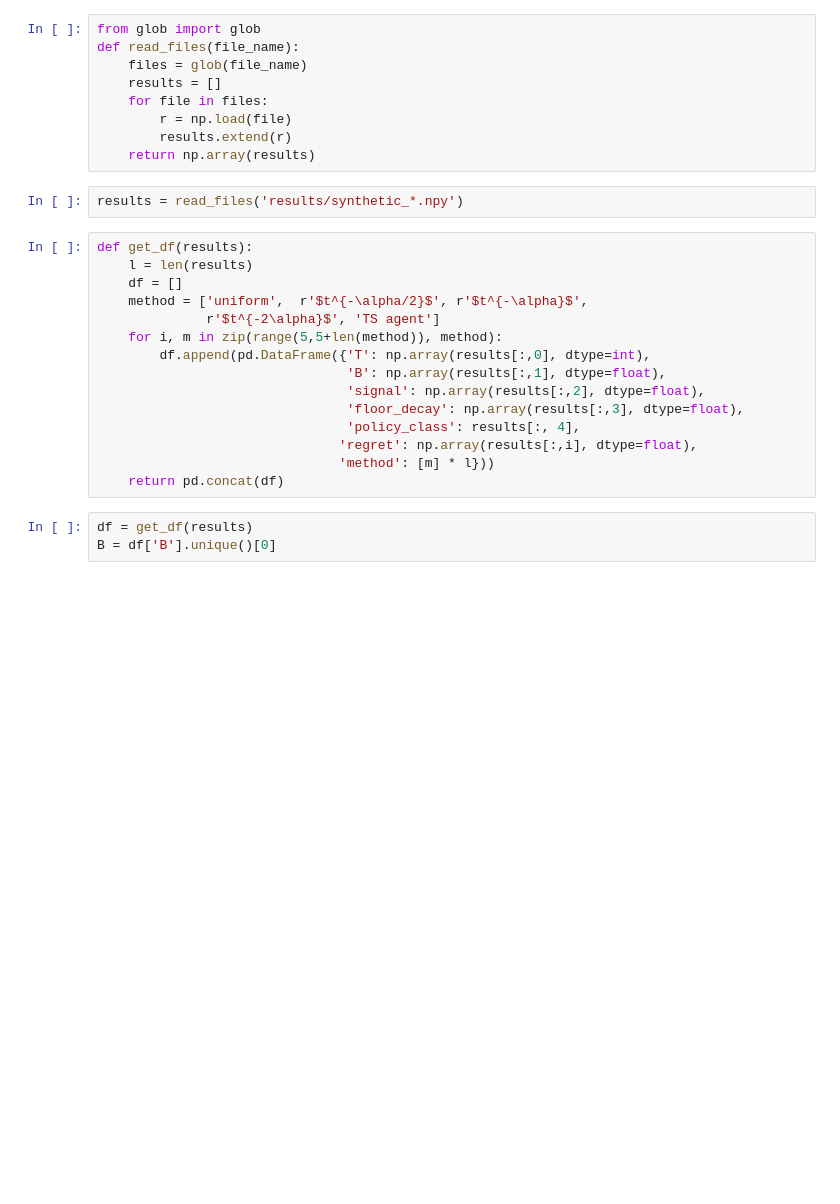
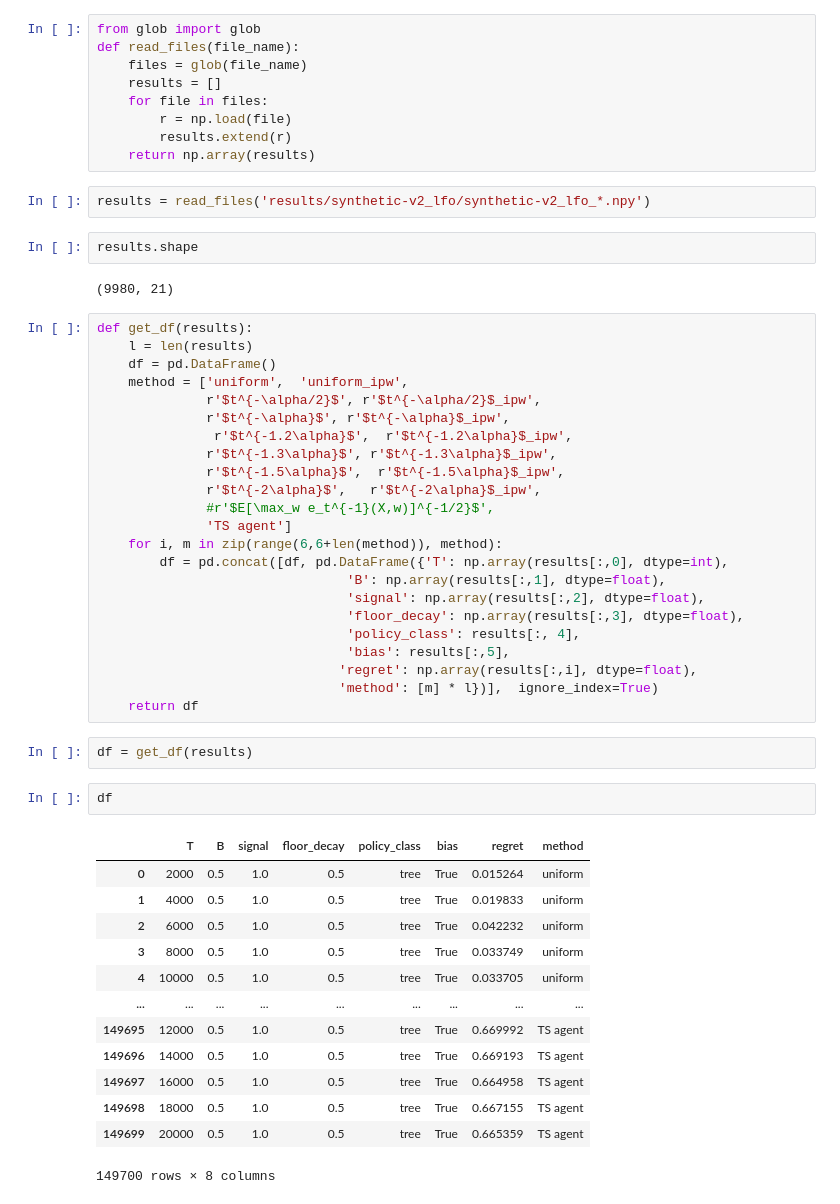
Before and after one commit to gsbDBI/PolicyLearning, a Jupyter notebook: scripts/plots_synthetic.ipynb, the cells around one changed output. Cells and saved outputs as stored; diff of their text form; blank space fills up the shorter version.

```diff
--- a/scripts/plots_synthetic.ipynb
+++ b/scripts/plots_synthetic.ipynb
@@ -38,24 +37,51 @@ def read_files(file_name):
         results.extend(r)
     return np.array(results)
 # %%
-results = read_files('results/synthetic_*.npy')
+results = read_files('results/synthetic-v2_lfo/synthetic-v2_lfo_*.npy')
+# %%
+results.shape
+# %% [output]
+(9980, 21)
 # %%
 def get_df(results):
     l = len(results)
-    df = []
-    method = ['uniform',  r'$t^{-\alpha/2}$', r'$t^{-\alpha}$',
-              r'$t^{-2\alpha}$', 'TS agent']
-    for i, m in zip(range(5,5+len(method)), method):
-        df.append(pd.DataFrame({'T': np.array(results[:,0], dtype=int),
+    df = pd.DataFrame()
+    method = ['uniform',  'uniform_ipw',
+              r'$t^{-\alpha/2}$', r'$t^{-\alpha/2}$_ipw',
+              r'$t^{-\alpha}$', r'$t^{-\alpha}$_ipw',
+               r'$t^{-1.2\alpha}$',  r'$t^{-1.2\alpha}$_ipw',
+              r'$t^{-1.3\alpha}$', r'$t^{-1.3\alpha}$_ipw',
+              r'$t^{-1.5\alpha}$',  r'$t^{-1.5\alpha}$_ipw',
+              r'$t^{-2\alpha}$',   r'$t^{-2\alpha}$_ipw',
+              #r'$E[\max_w e_t^{-1}(X,w)]^{-1/2}$',
+              'TS agent']
+    for i, m in zip(range(6,6+len(method)), method):
+        df = pd.concat([df, pd.DataFrame({'T': np.array(results[:,0], dtype=int),
                                 'B': np.array(results[:,1], dtype=float),
                                 'signal': np.array(results[:,2], dtype=float),
                                 'floor_decay': np.array(results[:,3], dtype=float),
                                 'policy_class': results[:, 4],
+                                'bias': results[:,5],
                                'regret': np.array(results[:,i], dtype=float),
-                               'method': [m] * l}))
-    return pd.concat(df)
+                               'method': [m] * l})],  ignore_index=True)
+    return df
 # %%
 df = get_df(results)
-B = df['B'].unique()[0]
+# %%
+df
+# %% [output]
+|  | T | B | signal | floor_decay | policy_class | bias | regret | method |
+| 0 | 2000 | 0.5 | 1.0 | 0.5 | tree | True | 0.015264 | uniform |
+| 1 | 4000 | 0.5 | 1.0 | 0.5 | tree | True | 0.019833 | uniform |
+| 2 | 6000 | 0.5 | 1.0 | 0.5 | tree | True | 0.042232 | uniform |
+| 3 | 8000 | 0.5 | 1.0 | 0.5 | tree | True | 0.033749 | uniform |
+| 4 | 10000 | 0.5 | 1.0 | 0.5 | tree | True | 0.033705 | uniform |
+| ... | ... | ... | ... | ... | ... | ... | ... | ... |
+| 149695 | 12000 | 0.5 | 1.0 | 0.5 | tree | True | 0.669992 | TS agent |
+| 149696 | 14000 | 0.5 | 1.0 | 0.5 | tree | True | 0.669193 | TS agent |
+| 149697 | 16000 | 0.5 | 1.0 | 0.5 | tree | True | 0.664958 | TS agent |
+| 149698 | 18000 | 0.5 | 1.0 | 0.5 | tree | True | 0.667155 | TS agent |
+| 149699 | 20000 | 0.5 | 1.0 | 0.5 | tree | True | 0.665359 | TS agent |
+149700 rows × 8 columns
 # %%
 def plot_log_regret(ax):
```
Also changed, not shown: parts of 5 cells of this notebook, 2 other files.
